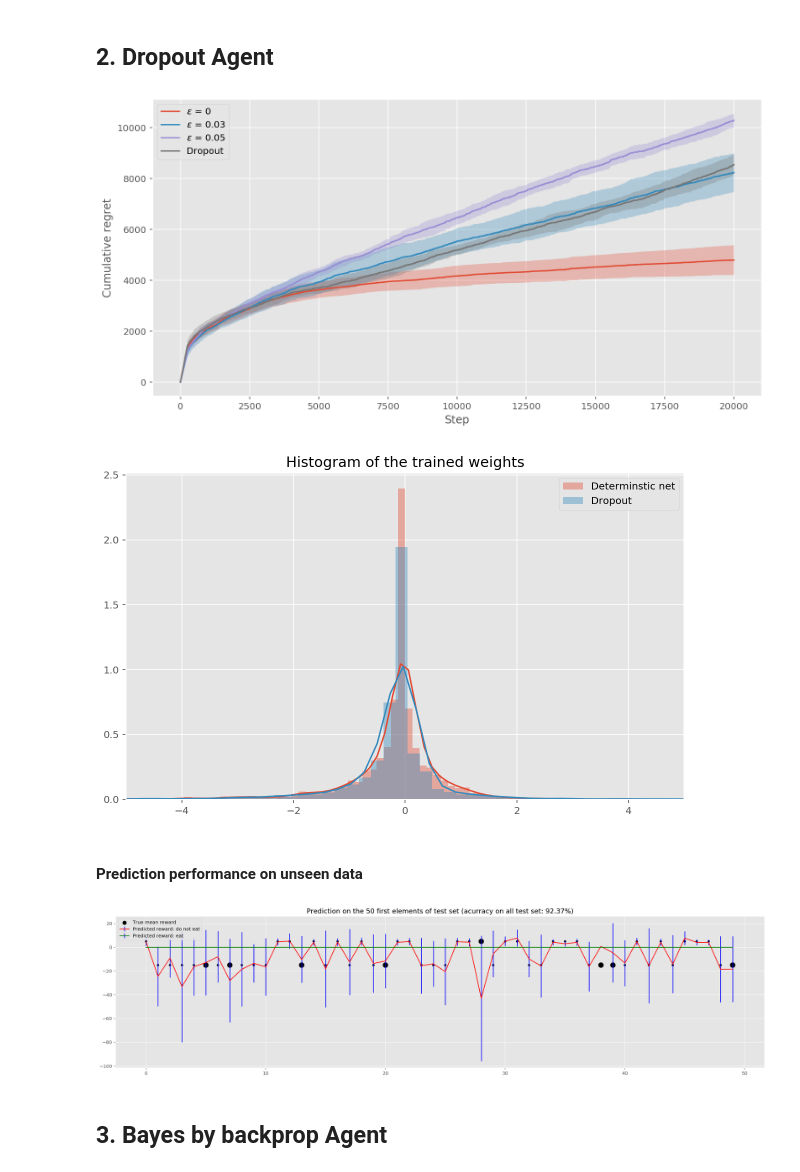
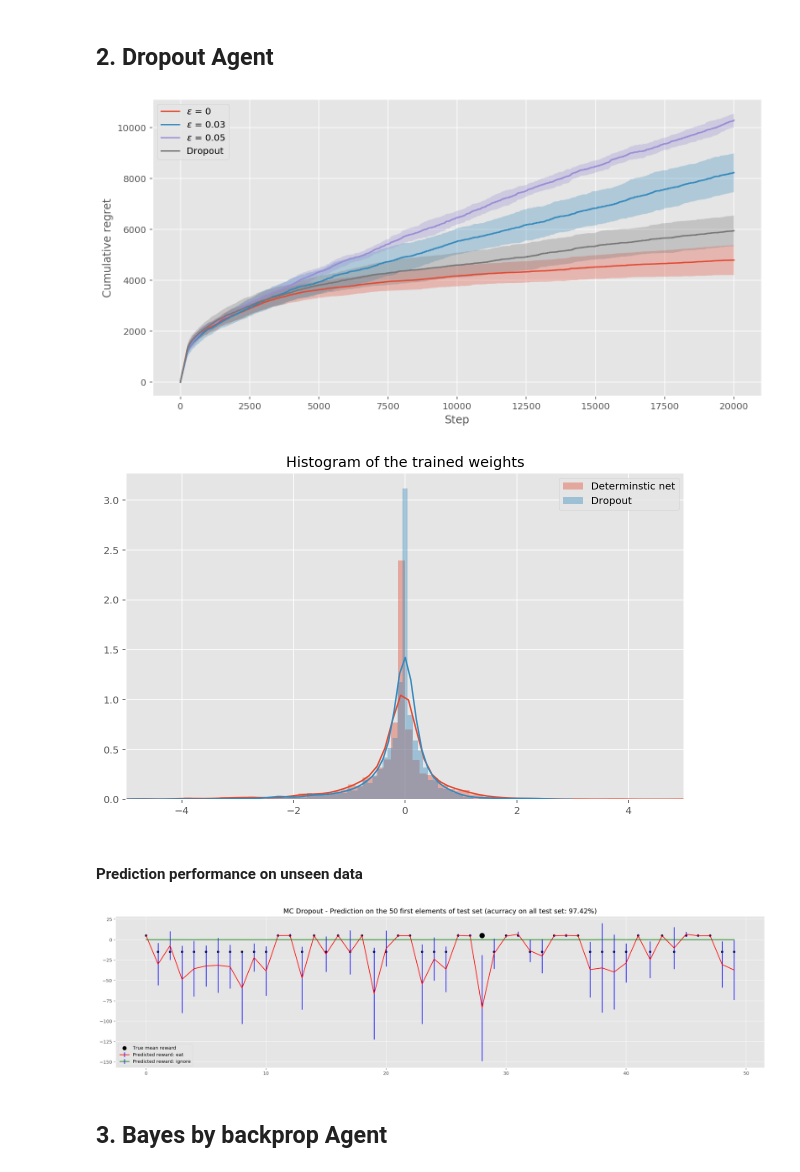
Before and after one commit to WayneDW/MVA_BayesianBackprop, a Jupyter notebook: RL.ipynb, the cells around one changed output. Cells and saved outputs as stored; diff of their text form; code cells hidden in the pictures.

```diff
--- a/RL.ipynb
+++ b/RL.ipynb
@@ -109,7 +109,7 @@ for run in range(N_RUNS):
     dropout_net = dropout_rl.DropoutNet(100, dim_input, dim_action_space, p=0.25)
     agent_dropout = rl_utils.AgentDropout(dropout_net, sample=2)
     rl_reg = dropout_rl.DropoutRLReg(X_train_tensor, y_train_tensor, agent_dropout, buffer_size=4096, minibatch_size=64, burn_in=256)
-    optimizer = torch.optim.Adam(dropout_net.parameters(), lr=0.01, weight_decay=1e-6)
+    optimizer = torch.optim.Adam(dropout_net.parameters(), lr=0.003, weight_decay=1e-6)
     rl_reg.train(N_EPISODES, optimizer)
     regs_dropout[run] = rl_reg.hist['regret'].copy()
     clear_output()
@@ -125,7 +125,7 @@ plt.xlabel('Step')
 plt.ylabel('Cumulative regret')
 plt.show()
 # %% [output]
-[figure, old version]
+[figure, new version]
 # %%
 fig, ax = plt.subplots(figsize=(10, 6))
 ax.set_xlim(-5, 5)
@@ -135,37 +135,37 @@ plt.title('Histogram of the trained weights')
 plt.legend()
 plt.show()
 # %% [output]
-[figure, old version]
+[figure, new version]
 # %% [markdown]
 #### Prediction performance on unseen data
 # %%
 plt.figure(figsize=(25, 6))
 N = 50
 MC = 100
 
-# Predicted rewards on 'do not eat' action
+# Predicted rewards on 'eat' action
 estimates = np.zeros((MC, N))
 for i in range(MC):
     estimates[i] = dropout_net(X_test_tensor).squeeze().detach().numpy()[:N, 1]
-plt.errorbar(np.arange(N), estimates.mean(axis=0), estimates.std(axis=0) * 3, color='r', ecolor='blue', label='Predicted reward: do not eat')
+plt.errorbar(np.arange(N), estimates.mean(axis=0), estimates.std(axis=0) * 3, color='r', ecolor='blue', label='Predicted reward: eat')
 
-# Predicted rewards on 'eat' action
+# Predicted rewards on 'ignore' action
 estimates = np.zeros((MC, N))
 for i in range(MC):
     estimates[i] = dropout_net(X_test_tensor).squeeze().detach().numpy()[:N, 0]
-plt.errorbar(np.arange(N), estimates.mean(axis=0), estimates.std(axis=0) * 3, color='g', ecolor='blue', label='Predicted reward: eat')
+plt.errorbar(np.arange(N), estimates.mean(axis=0), estimates.std(axis=0) * 3, color='g', ecolor='blue', label='Predicted reward: ignore')
 
 # Class prediction: edible / poisonous
 preds = 1 - dropout_net(X_test_tensor).squeeze().detach().numpy().argmax(axis=1)
 S = 20 + 100 * (preds != test_y)
 
 plt.scatter(np.arange(N), - test_y[:N] * 20 + 5, c='k', s=S[:N], label='True mean reward')
 plt.legend()
 acc = np.mean(dropout_net(X_test_tensor).squeeze().argmax(axis=1).numpy() == 1 - test_y)
-plt.title(f'Prediction on the {N} first elements of test set (acurracy on all test set: {acc * 100:2.2f}%)')
+plt.title(f'MC Dropout - Prediction on the {N} first elements of test set (acurracy on all test set: {acc * 100:2.2f}%)')
 plt.show()
 # %% [output]
-[figure, old version]
+[figure, new version]
 # %% [markdown]
 ## 3. Bayes by backprop Agent
 # %%
```
Also changed, not shown: parts of 5 cells of this notebook.
